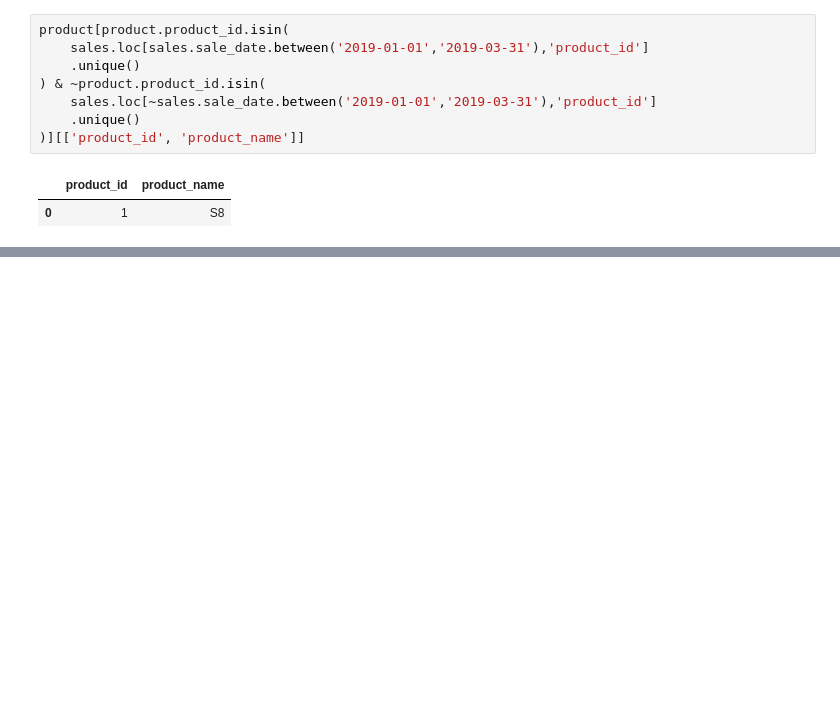
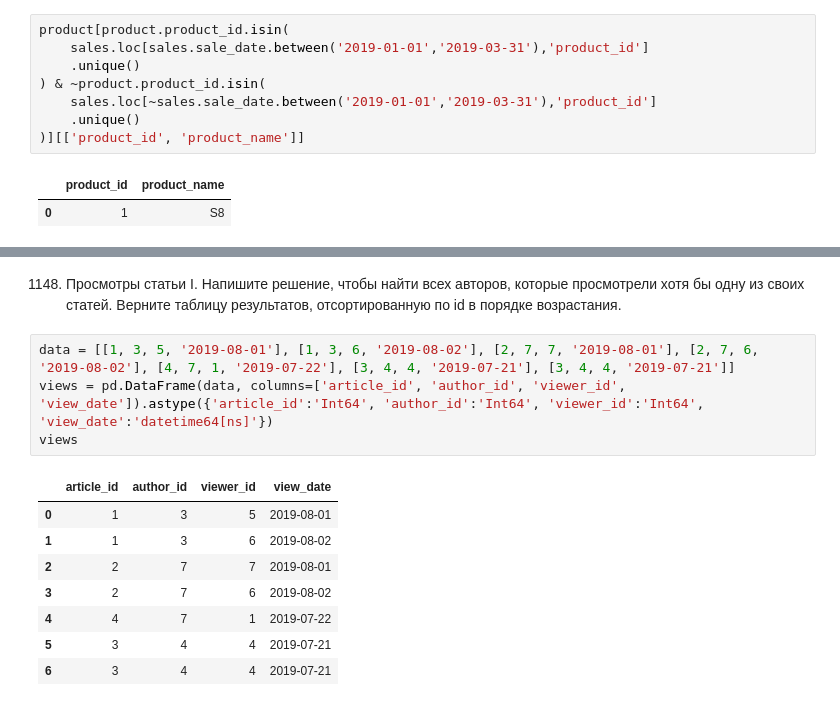
Before and after one commit to Praldmur/Tasks, a Jupyter notebook: Task_All.ipynb, the cells around one changed output, grey strips where cells are left out. Saved outputs shown, nothing was run; the diff lists cells and outputs as text; blank space fills up the shorter version.

```diff
--- a/Task_All.ipynb
+++ b/Task_All.ipynb
@@ -573,0 +600,15 @@ pd.merge(\
+# %% [markdown]
+1148. Просмотры статьи I. Напишите решение, чтобы найти всех авторов, которые просмотрели хотя бы одну из своих статей. Верните таблицу результатов, отсортированную по id в порядке возрастания.
+# %%
+data = [[1, 3, 5, '2019-08-01'], [1, 3, 6, '2019-08-02'], [2, 7, 7, '2019-08-01'], [2, 7, 6, '2019-08-02'], [4, 7, 1, '2019-07-22'], [3, 4, 4, '2019-07-21'], [3, 4, 4, '2019-07-21']]
+views = pd.DataFrame(data, columns=['article_id', 'author_id', 'viewer_id', 'view_date']).astype({'article_id':'Int64', 'author_id':'Int64', 'viewer_id':'Int64', 'view_date':'datetime64[ns]'})
+views
+# %% [output]
+|  | article_id | author_id | viewer_id | view_date |
+| 0 | 1 | 3 | 5 | 2019-08-01 |
+| 1 | 1 | 3 | 6 | 2019-08-02 |
+| 2 | 2 | 7 | 7 | 2019-08-01 |
+| 3 | 2 | 7 | 6 | 2019-08-02 |
+| 4 | 4 | 7 | 1 | 2019-07-22 |
+| 5 | 3 | 4 | 4 | 2019-07-21 |
+| 6 | 3 | 4 | 4 | 2019-07-21 |
```
Also changed, not shown: parts of 12 cells of this notebook, 1 other file.
